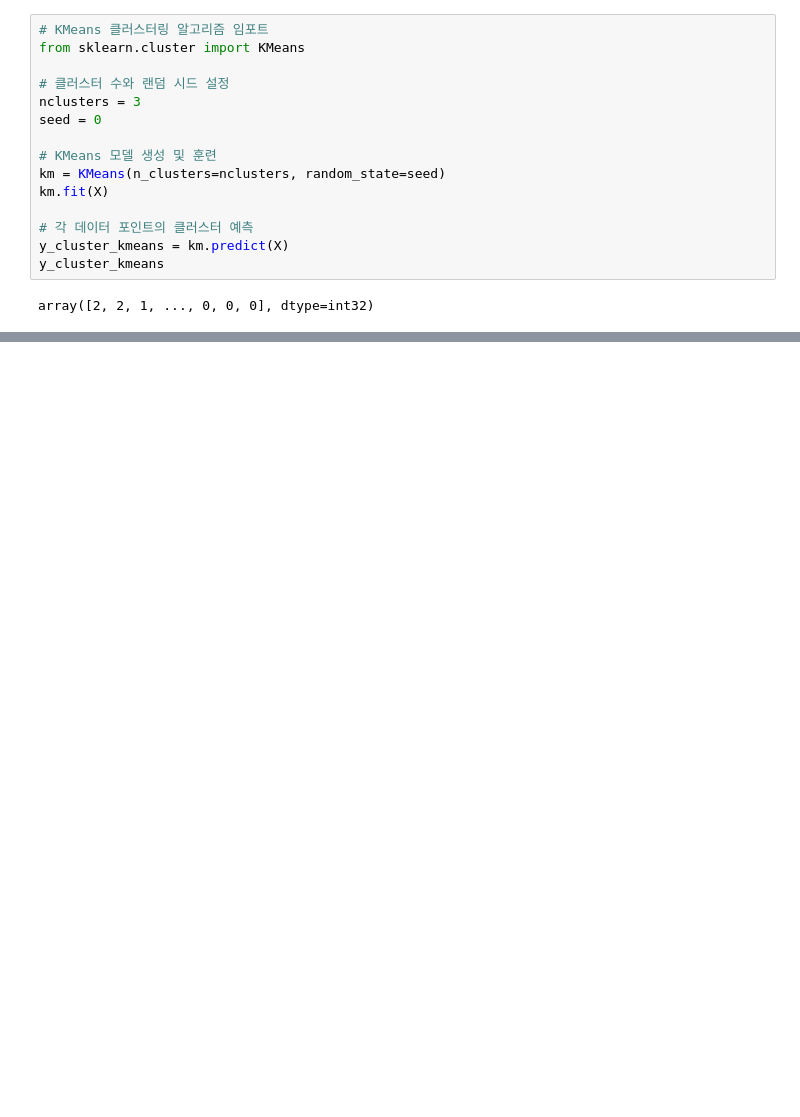
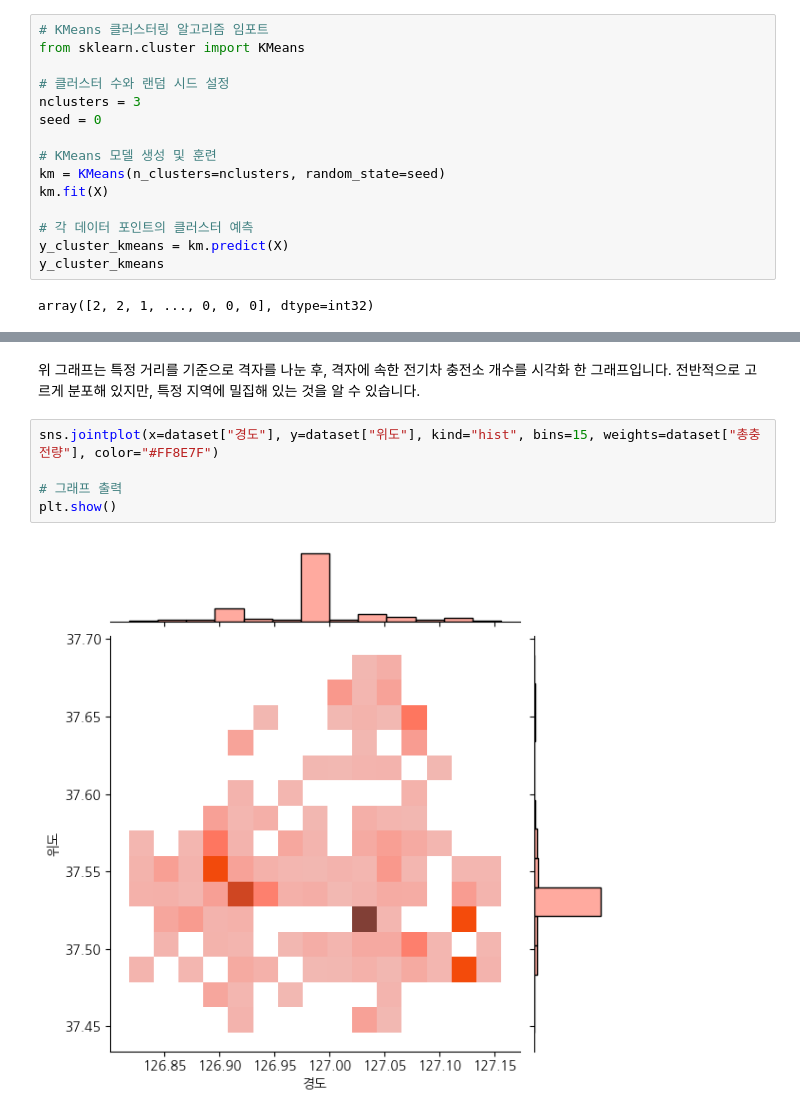
Before and after one commit to Konkuk-Univ-Glocal-Campus/ml202401-midterm-ehghks021203, a Jupyter notebook: midterm-Clustering.ipynb, the cells around one changed output, grey strips where cells are left out. Saved outputs shown, nothing was run; the diff lists cells and outputs as text; blank space fills up the shorter version.

```diff
--- a/midterm-Clustering.ipynb
+++ b/midterm-Clustering.ipynb
@@ -337,0 +404,10 @@ plt.show()
+# %% [markdown]
+위 그래프는 특정 거리를 기준으로 격자를 나눈 후, 격자에 속한 전기차 충전소 개수를 시각화 한 그래프입니다.
+전반적으로 고르게 분포해 있지만, 특정 지역에 밀집해 있는 것을 알 수 있습니다.
+# %%
+sns.jointplot(x=dataset["경도"], y=dataset["위도"], kind="hist", bins=15, weights=dataset["총충전량"], color="#FF8E7F")
+
+# 그래프 출력
+plt.show()
+# %% [output]
+[figure, added]
```
Also changed, not shown: parts of 30 cells of this notebook.
